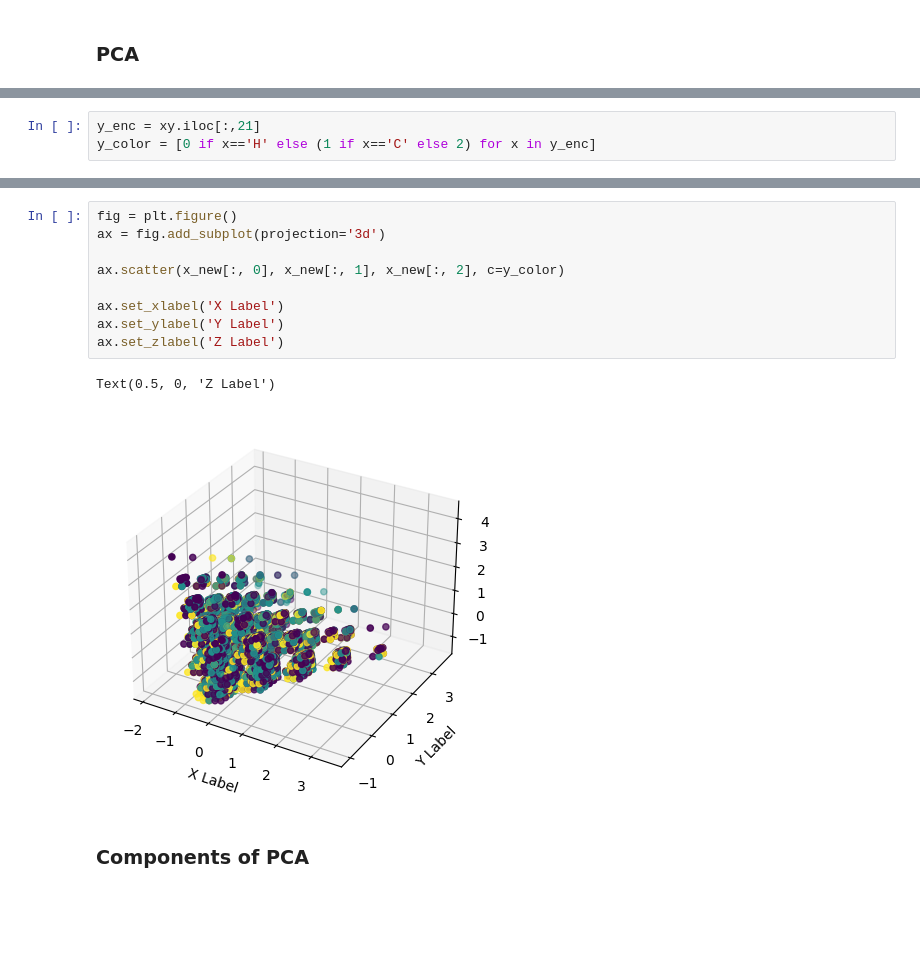
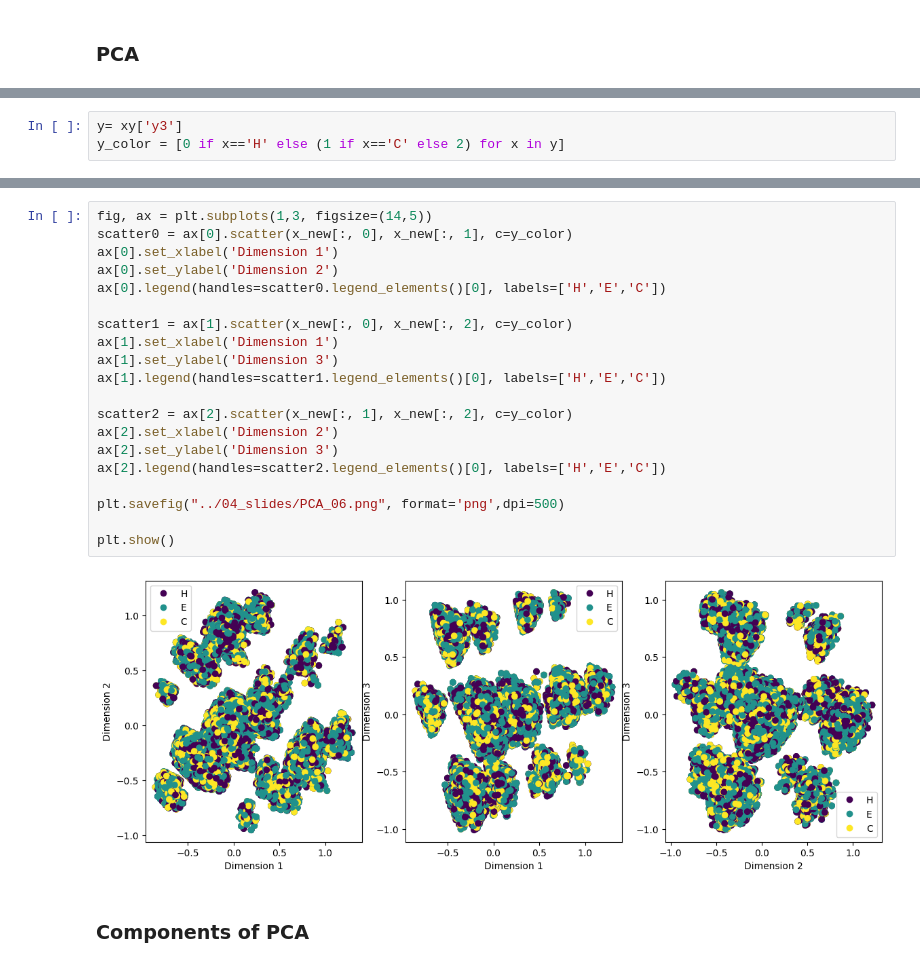
Before and after one commit to joanafloresc/Predicting_Protein_Seconday_Structure, a Jupyter notebook: 02_notebooks/02_data_exploration.ipynb, the cells around one changed output, grey strips where cells are left out. Saved outputs shown, nothing was run; the diff lists cells and outputs as text; blank space fills up the shorter version.

```diff
--- a/02_notebooks/02_data_exploration.ipynb
+++ b/02_notebooks/02_data_exploration.ipynb
@@ -166,6 +160,6 @@ Name: y3, Length: 59535, dtype: object
 # %%
-y_enc = xy.iloc[:,21]
-y_color = [0 if x=='H' else (1 if x=='C' else 2) for x in y_enc]
+y= xy['y3']
+y_color = [0 if x=='H' else (1 if x=='C' else 2) for x in y]
 # %%
 import matplotlib.pyplot as plt
 from sklearn.decomposition import PCA
@@ -181,15 +175,25 @@ print(pca.singular_values_)
-# %%
-fig = plt.figure()
-ax = fig.add_subplot(projection='3d')
-
-ax.scatter(x_new[:, 0], x_new[:, 1], x_new[:, 2], c=y_color)
-
-ax.set_xlabel('X Label')
-ax.set_ylabel('Y Label')
-ax.set_zlabel('Z Label')
-# %% [output]
-Text(0.5, 0, 'Z Label')
-[figure, removed]
+# %%
+fig, ax = plt.subplots(1,3, figsize=(14,5))
+scatter0 = ax[0].scatter(x_new[:, 0], x_new[:, 1], c=y_color)
+ax[0].set_xlabel('Dimension 1')
+ax[0].set_ylabel('Dimension 2')
+ax[0].legend(handles=scatter0.legend_elements()[0], labels=['H','E','C'])
+
+scatter1 = ax[1].scatter(x_new[:, 0], x_new[:, 2], c=y_color)
+ax[1].set_xlabel('Dimension 1')
+ax[1].set_ylabel('Dimension 3')
+ax[1].legend(handles=scatter1.legend_elements()[0], labels=['H','E','C'])
+
+scatter2 = ax[2].scatter(x_new[:, 1], x_new[:, 2], c=y_color)
+ax[2].set_xlabel('Dimension 2')
+ax[2].set_ylabel('Dimension 3')
+ax[2].legend(handles=scatter2.legend_elements()[0], labels=['H','E','C'])
+
+plt.savefig("../04_slides/PCA_06.png", format='png',dpi=500)
+
+plt.show()
+# %% [output]
+[figure, added]
 # %% [markdown]
 ### Components of PCA
 # %%
```
Also changed, not shown: parts of 9 cells of this notebook, 16 other files.
